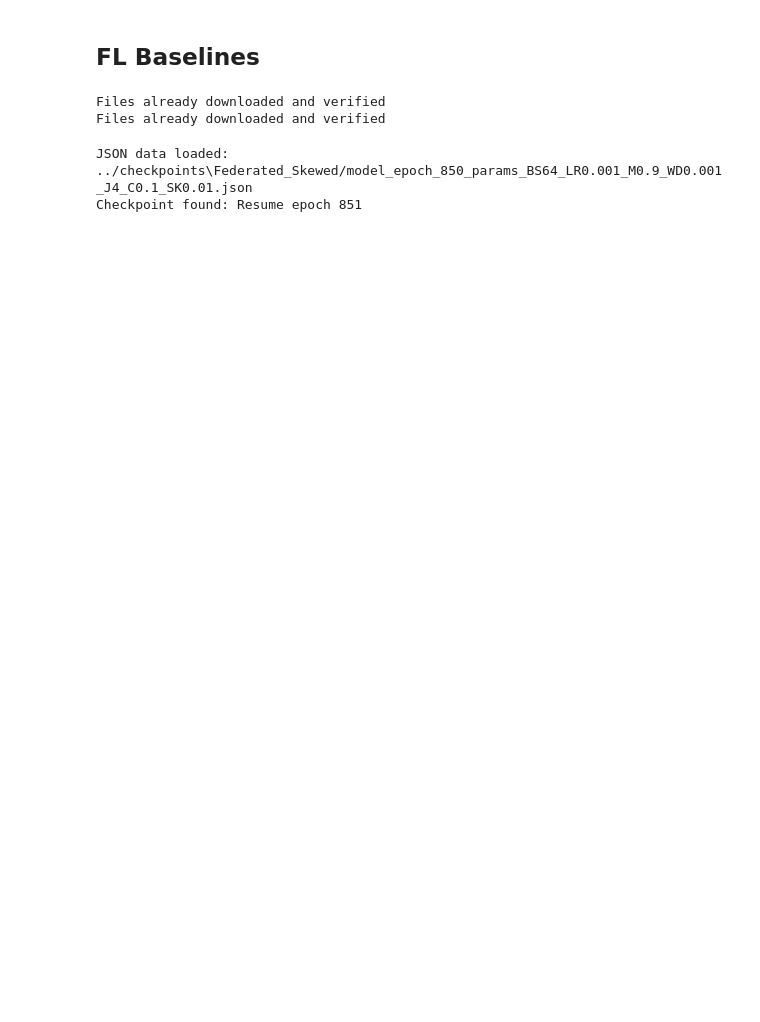
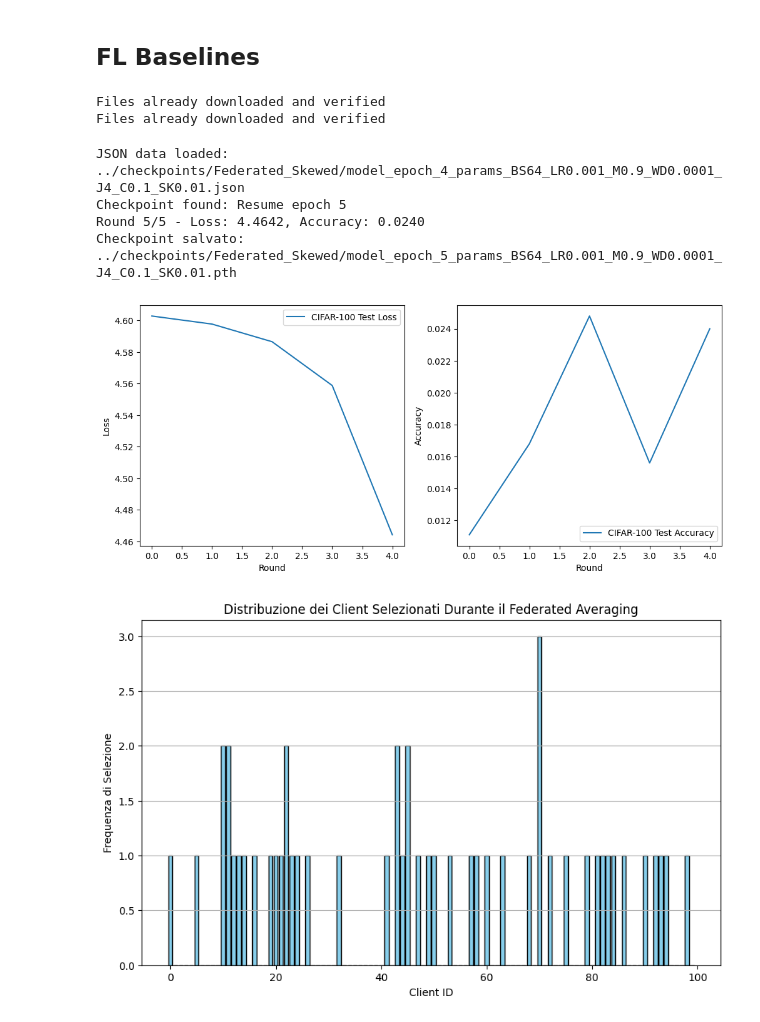
Before and after one commit to maxfra01/federated-learning, a Jupyter notebook: code/cifarFL.ipynb, the cells around one changed output. Drawn from its saved outputs; the diff is of its cells as text; code cells hidden in the pictures; blank space fills up the shorter version.

```diff
--- a/code/cifarFL.ipynb
+++ b/code/cifarFL.ipynb
@@ -30,10 +30,15 @@ from sklearn.model_selection import train_test_split
 import os
 import torch
 
+# Mount Google Drive
+from google.colab import drive
+drive.mount('/content/drive')
 
+# Create a Folder in the root directory
+!mkdir -p "/content/drive/My Drive/My Folder/checkpoints"
 
 DIR_DATA = "../data"
-CHECKPOINT_DIR = '../checkpoints'
+CHECKPOINT_DIR = '/content/drive/My Drive/My Folder/checkpoints'
 
 os.makedirs(CHECKPOINT_DIR, exist_ok=True)
 
@@ -461,7 +454,7 @@ class Client:
         momentum=self.optimizer_params['momentum'],
         weight_decay=self.optimizer_params['weight_decay']
         )
-    trainloader = DataLoader(self.data, batch_size=batch_size, shuffle=True,pin_memory=True)
+    trainloader = DataLoader(self.data, batch_size=batch_size, shuffle=True)
     for epoch in range(epochs):
       #print(f"Client {self.client_id}, Epoch {epoch+1}/{epochs}")
       for batch_idx, (inputs, targets) in enumerate(trainloader):
@@ -531,7 +524,7 @@ class Server:
       self.model.load_state_dict(new_global_weights)
 
       # Evaluate global model
-      loss, accuracy = evaluate_model(self.model, DataLoader(self.test_data, batch_size=batch_size, shuffle=True,pin_memory=True), nn.CrossEntropyLoss(), device)
+      loss, accuracy = evaluate_model(self.model, DataLoader(self.test_data, batch_size=batch_size, shuffle=True), nn.CrossEntropyLoss(), device)
       self.round_losses.append(loss)
       self.round_accuracies.append(accuracy)
       print(f"Round {round}/{num_rounds} - Loss: {loss:.4f}, Accuracy: {accuracy:.4f}")
@@ -573,42 +566,46 @@ class Server:
 # %%
 K = 100 #fix
 LOCAL_EPOCHS = 4 # J
-ROUNDS = 2000
+ROUNDS = 5
 C = 0.1 #fix
 BATCH_SIZE = 64
 LR = 0.001
 MOMENTUM = 0.9
-WEIGHT_DECAY = 1e-3
+WEIGHT_DECAY = 1e-4
 SKEWNESS=0.01
 
 optimizer_params = {
     "lr": LR,
     "momentum": MOMENTUM,
     "weight_decay": WEIGHT_DECAY
 }
 
 model_cifar = LeNet5(100)
 
 train_dataset = CIFAR100Dataset(DIR_DATA, split='train', sharding='iid', K=K)
 test_dataset = CIFAR100Dataset(DIR_DATA, split='test')
 
 clients = []
 for i in range(K):
   client_data = Subset(train_dataset, train_dataset.data[train_dataset.data["client_id"] == i].index)
   clients.append(Client(model_cifar, i, client_data, optimizer_params))
 
 
 #server_uniform = Server(model_cifar, clients, test_dataset)
 #hyperparameters = f"BS{BATCH_SIZE}_LR{LR}_M{MOMENTUM}_WD{WEIGHT_DECAY}_J{LOCAL_EPOCHS}_C{C}"
 #server_uniform.federated_averaging(epochs=LOCAL_EPOCHS, batch_size=BATCH_SIZE, num_rounds=ROUNDS, fraction_fit=C,hyperparameters=hyperparameters)
 
 
 
 server_skewed = Server(model_cifar, clients, test_dataset)
 hyperparameters = f"BS{BATCH_SIZE}_LR{LR}_M{MOMENTUM}_WD{WEIGHT_DECAY}_J{LOCAL_EPOCHS}_C{C}_SK{SKEWNESS}"
 server_skewed.federated_averaging(epochs=LOCAL_EPOCHS, batch_size=BATCH_SIZE, num_rounds=ROUNDS, fraction_fit=C, skewness=SKEWNESS, hyperparameters=hyperparameters)
 # %% [output]
 Files already downloaded and verified
 Files already downloaded and verified
-JSON data loaded: ../checkpoints\Federated_Skewed/model_epoch_850_params_BS64_LR0.001_M0.9_WD0.001_J4_C0.1_SK0.01.json
-Checkpoint found: Resume epoch 851
+JSON data loaded: ../checkpoints/Federated_Skewed/model_epoch_4_params_BS64_LR0.001_M0.9_WD0.0001_J4_C0.1_SK0.01.json
+Checkpoint found: Resume epoch 5
+Round 5/5 - Loss: 4.4642, Accuracy: 0.0240
+Checkpoint salvato: ../checkpoints/Federated_Skewed/model_epoch_5_params_BS64_LR0.001_M0.9_WD0.0001_J4_C0.1_SK0.01.pth
+[figure, added]
+[figure, added]
```
Also changed, not shown: parts of 3 cells of this notebook.
